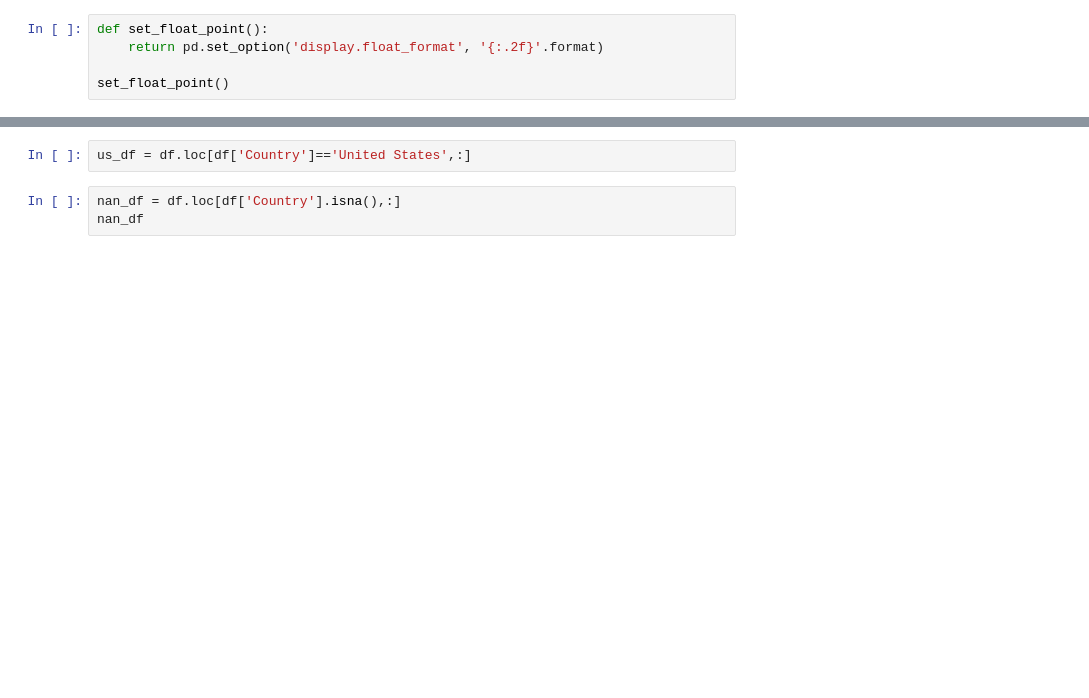
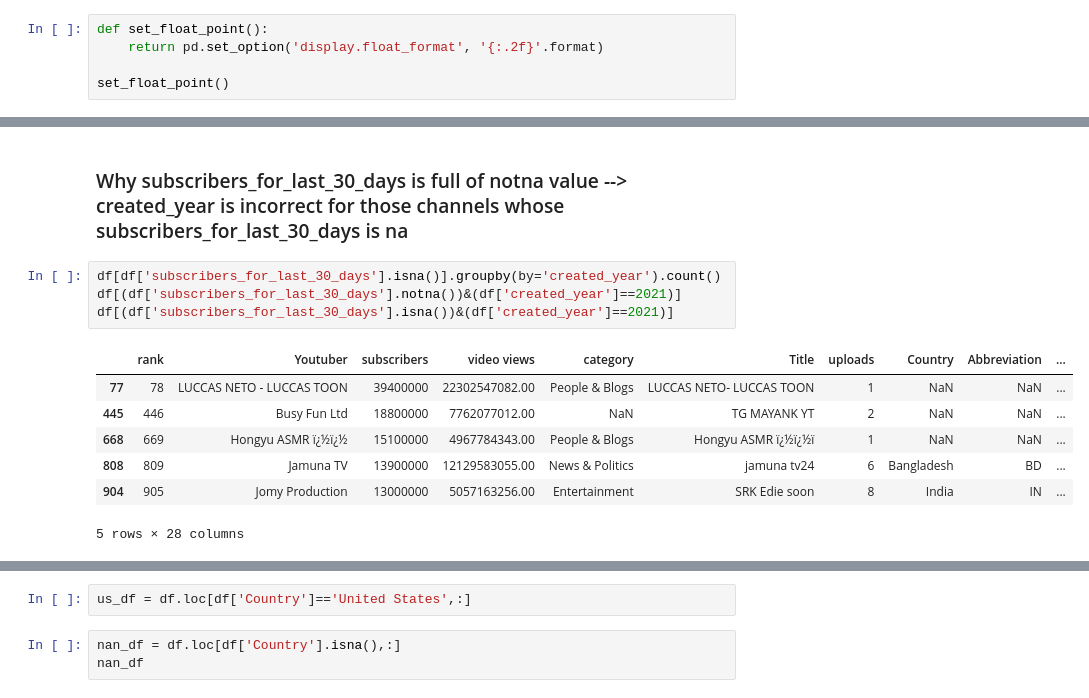
Before and after one commit to okty1227/bie_portfolio, a Jupyter notebook: assignment1/eda.ipynb, the cells around one changed output, grey strips where cells are left out. Drawn from its saved outputs; the diff is of its cells as text; blank space fills up the shorter version.

```diff
--- a/assignment1/eda.ipynb
+++ b/assignment1/eda.ipynb
@@ -43,0 +93,14 @@ df.describe()
+# %% [markdown]
+### Why subscribers_for_last_30_days is full of notna value --> created_year is incorrect for those channels whose subscribers_for_last_30_days is na
+# %%
+df[df['subscribers_for_last_30_days'].isna()].groupby(by='created_year').count()
+df[(df['subscribers_for_last_30_days'].notna())&(df['created_year']==2021)]
+df[(df['subscribers_for_last_30_days'].isna())&(df['created_year']==2021)]
+# %% [output]
+|  | rank | Youtuber | subscribers | video views | category | Title | uploads | Country | Abbreviation | ... |
+| 77 | 78 | LUCCAS NETO - LUCCAS TOON | 39400000 | 22302547082.00 | People & Blogs | LUCCAS NETO- LUCCAS TOON | 1 | NaN | NaN | ... |
+| 445 | 446 | Busy Fun Ltd | 18800000 | 7762077012.00 | NaN | TG MAYANK YT | 2 | NaN | NaN | ... |
+| 668 | 669 | Hongyu ASMR ï¿½ï¿½ | 15100000 | 4967784343.00 | People & Blogs | Hongyu ASMR ï¿½ï¿½ï | 1 | NaN | NaN | ... |
+| 808 | 809 | Jamuna TV | 13900000 | 12129583055.00 | News & Politics | jamuna tv24 | 6 | Bangladesh | BD | ... |
+| 904 | 905 | Jomy Production | 13000000 | 5057163256.00 | Entertainment | SRK Edie soon | 8 | India | IN | ... |
+5 rows × 28 columns
```
Also changed, not shown: parts of 22 cells of this notebook, 5 other files.
